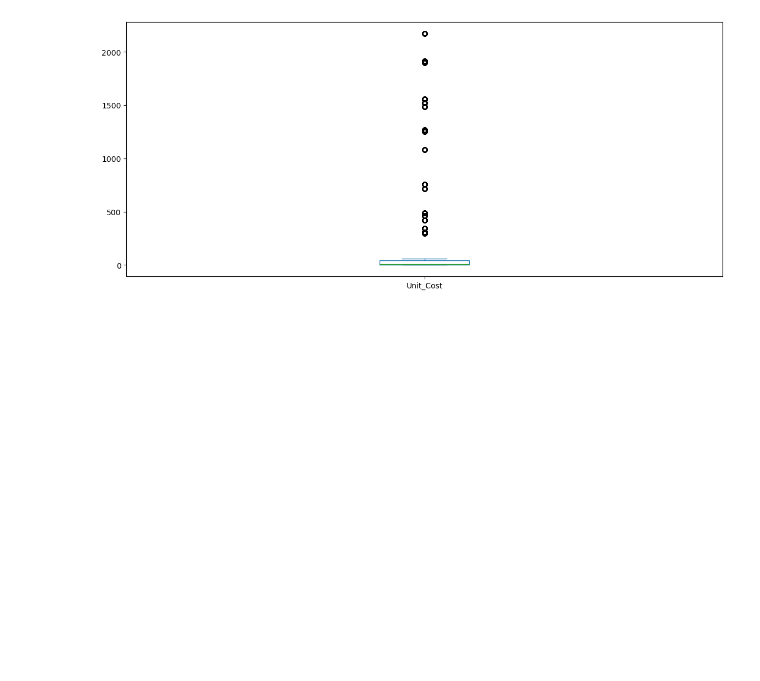
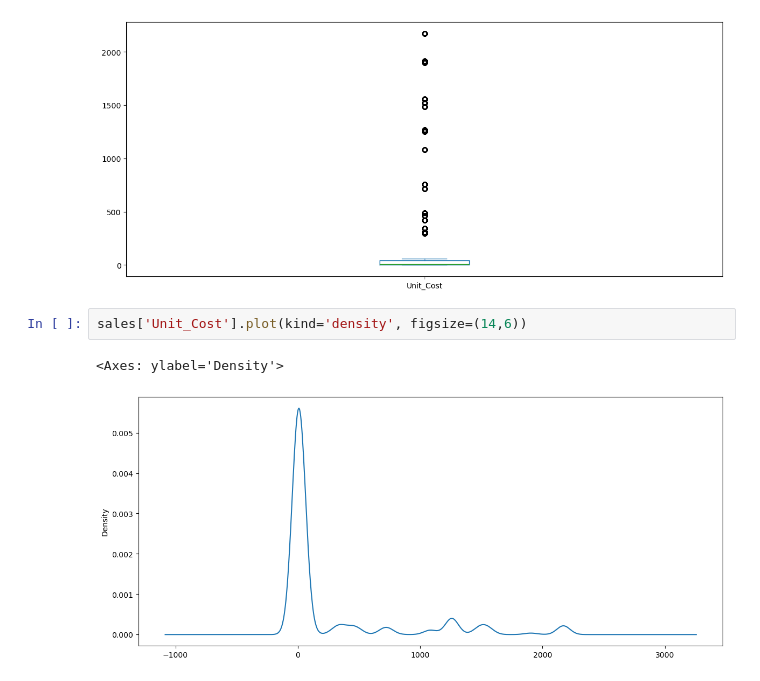
Before and after one commit to chriskunda/intro-to-data-analysis, a Jupyter notebook: exercises/exercise1.ipynb, the cells around one changed output. Saved outputs shown, nothing was run; the diff lists cells and outputs as text; blank space fills up the shorter version.

```diff
--- a/exercises/exercise1.ipynb
+++ b/exercises/exercise1.ipynb
@@ -84,3 +84,8 @@ sales['Unit_Cost'].plot(kind='box', figsize=(14,6))
 Matplotlib is building the font cache; this may take a moment.
 <Axes: >
 [figure]
+# %%
+sales['Unit_Cost'].plot(kind='density', figsize=(14,6))
+# %% [output]
+<Axes: ylabel='Density'>
+[figure, added]
```
